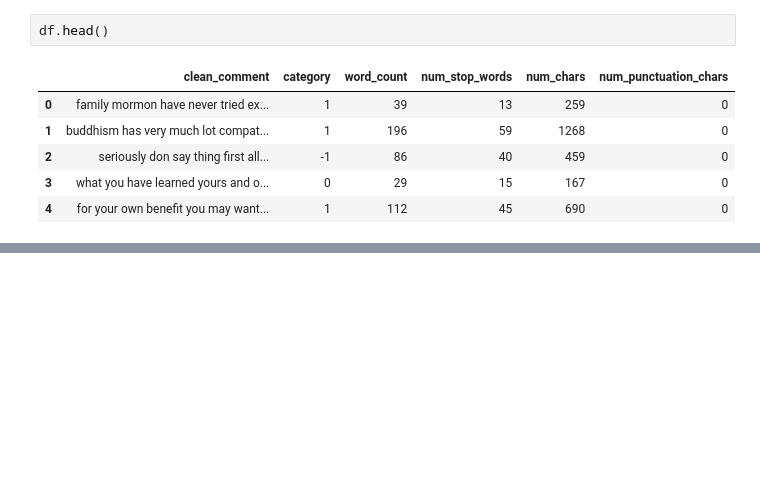
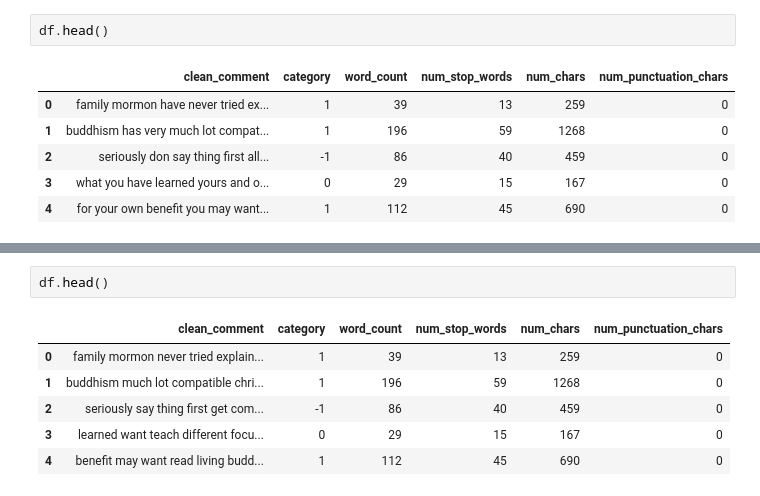
Before and after one commit to Aditya-Raj-Kaushik/ai, a Jupyter notebook: Preprocessing_EDA.ipynb, the cells around one changed output, grey strips where cells are left out. Drawn from its saved outputs; the diff is of its cells as text; blank space fills up the shorter version.

```diff
--- a/Preprocessing_EDA.ipynb
+++ b/Preprocessing_EDA.ipynb
@@ -524,0 +533,9 @@ df.head()
+# %%
+df.head()
+# %% [output]
+|  | clean_comment | category | word_count | num_stop_words | num_chars | num_punctuation_chars |
+| 0 | family mormon never tried explain... | 1 | 39 | 13 | 259 | 0 |
+| 1 | buddhism much lot compatible chri... | 1 | 196 | 59 | 1268 | 0 |
+| 2 | seriously say thing first get com... | -1 | 86 | 40 | 459 | 0 |
+| 3 | learned want teach different focu... | 0 | 29 | 15 | 167 | 0 |
+| 4 | benefit may want read living budd... | 1 | 112 | 45 | 690 | 0 |
```
Also changed, not shown: parts of 3 cells of this notebook.
